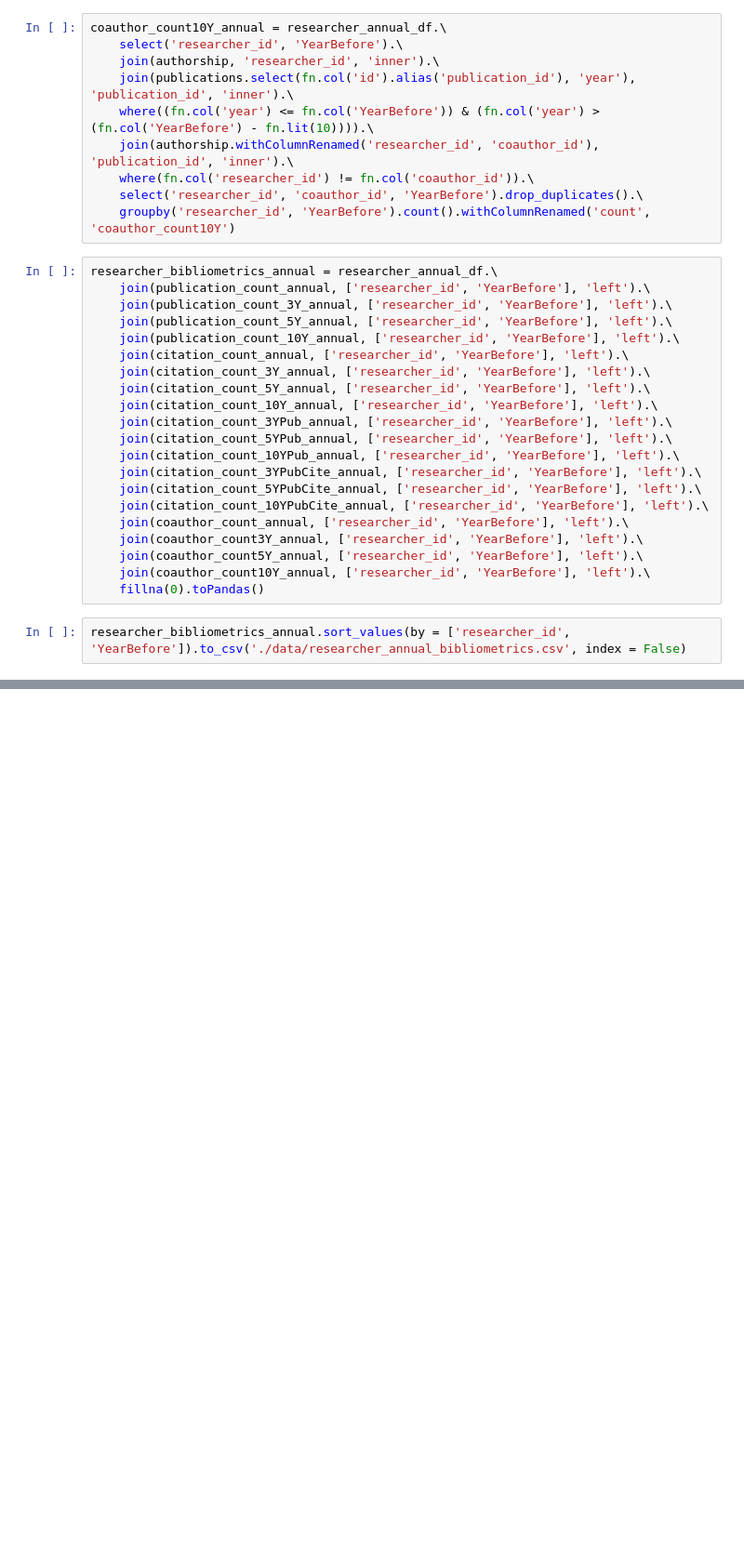
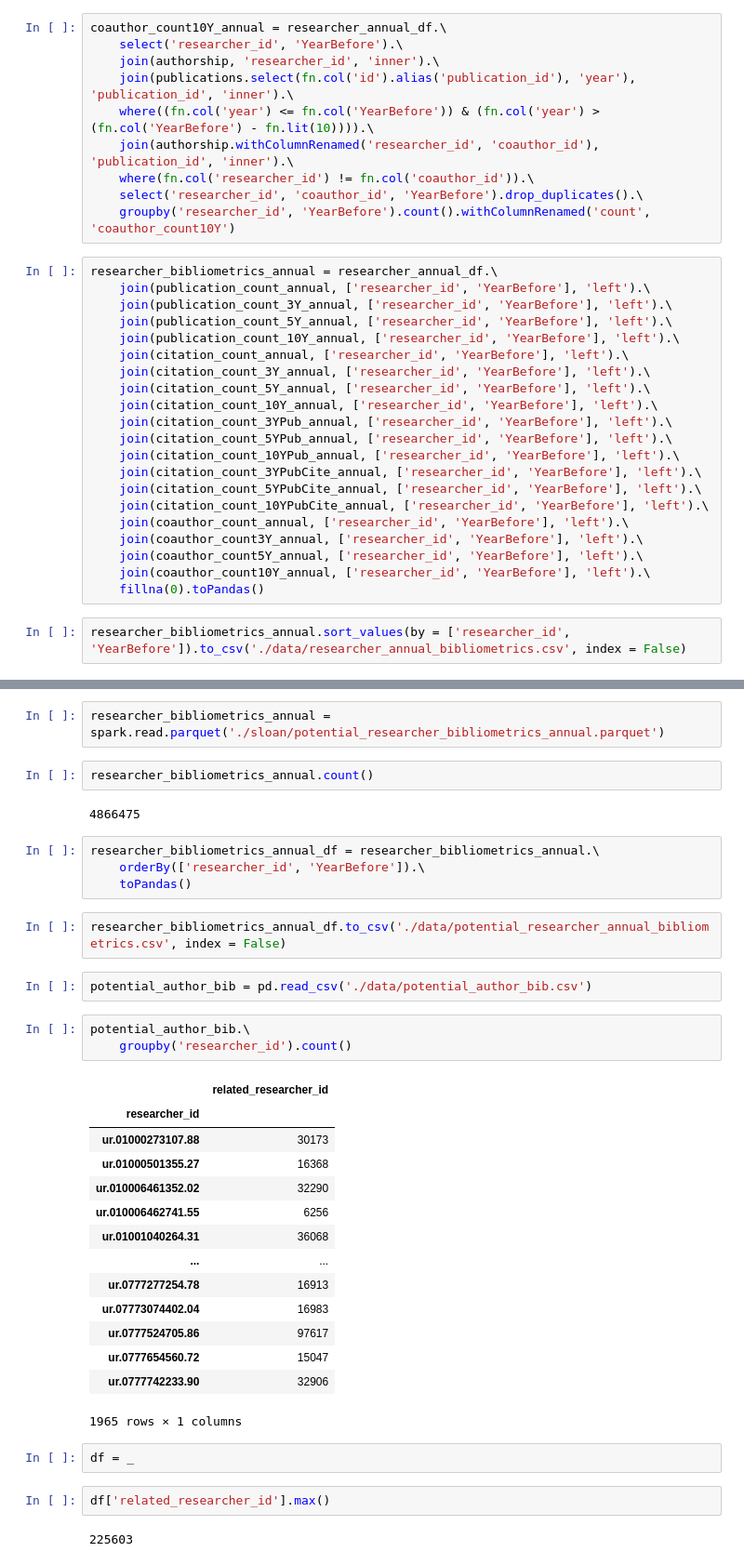
Before and after one commit to sciosci/sloan-lda-bib, a Jupyter notebook: bibliometric_features.ipynb, the cells around one changed output, grey strips where cells are left out. Shown at 93% size. Saved outputs shown, nothing was run; the diff lists cells and outputs as text; blank space fills up the shorter version.

```diff
--- a/bibliometric_features.ipynb
+++ b/bibliometric_features.ipynb
@@ -529,0 +775,38 @@ researcher_bibliometrics_annual.sort_values(by = ['researcher_id', 'YearBefore']
+# %%
+researcher_bibliometrics_annual = spark.read.parquet('./sloan/potential_researcher_bibliometrics_annual.parquet')
+# %%
+researcher_bibliometrics_annual.count()
+# %% [output]
+4866475
+# %%
+researcher_bibliometrics_annual_df = researcher_bibliometrics_annual.\
+    orderBy(['researcher_id', 'YearBefore']).\
+    toPandas()
+# %%
+researcher_bibliometrics_annual_df.to_csv('./data/potential_researcher_annual_bibliometrics.csv', index = False)
+# %%
+potential_author_bib = pd.read_csv('./data/potential_author_bib.csv')
+# %%
+potential_author_bib.\
+    groupby('researcher_id').count()
+# %% [output]
+|  | related_researcher_id |
+| researcher_id |  |
+| ur.01000273107.88 | 30173 |
+| ur.01000501355.27 | 16368 |
+| ur.010006461352.02 | 32290 |
+| ur.010006462741.55 | 6256 |
+| ur.01001040264.31 | 36068 |
+| ... | ... |
+| ur.0777277254.78 | 16913 |
+| ur.07773074402.04 | 16983 |
+| ur.0777524705.86 | 97617 |
+| ur.0777654560.72 | 15047 |
+| ur.0777742233.90 | 32906 |
+1965 rows × 1 columns
+# %%
+df = _
+# %%
+df['related_researcher_id'].max()
+# %% [output]
+225603
```
Also changed, not shown: parts of 40 cells of this notebook.
